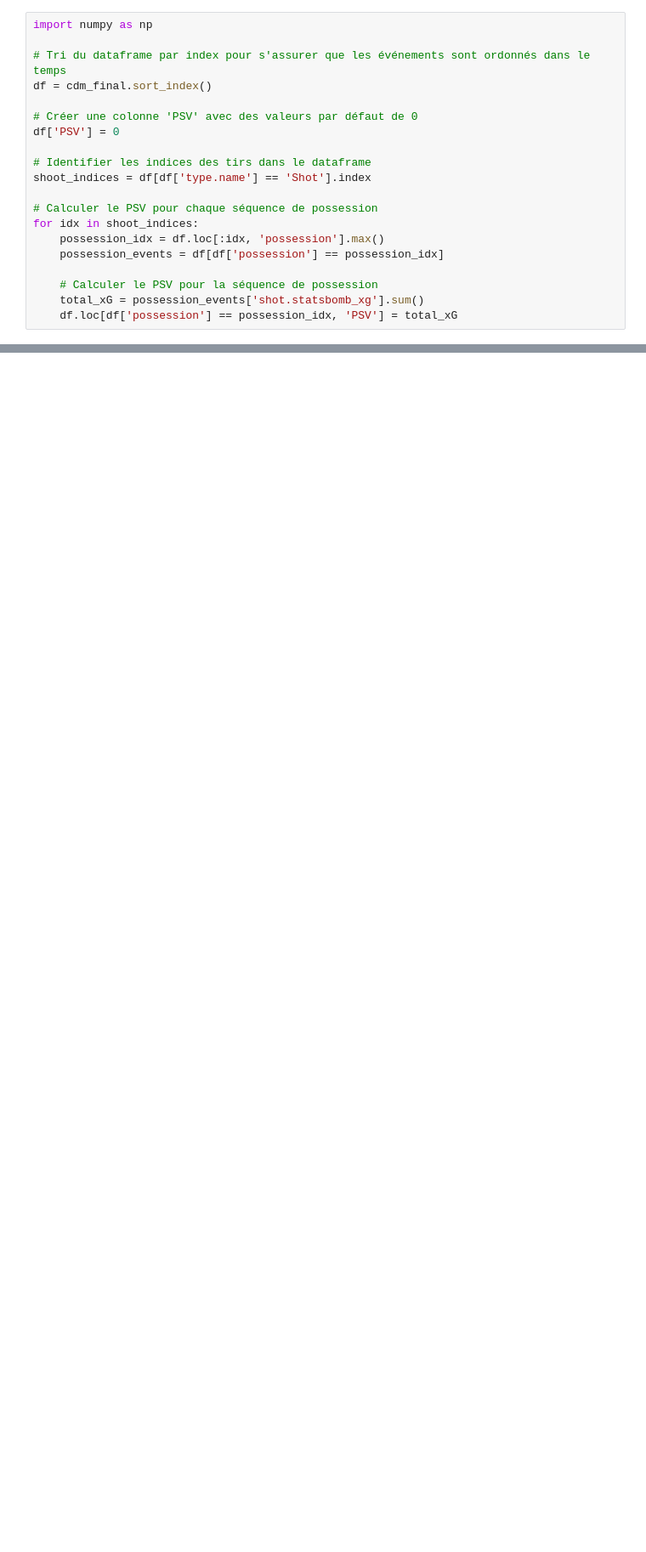
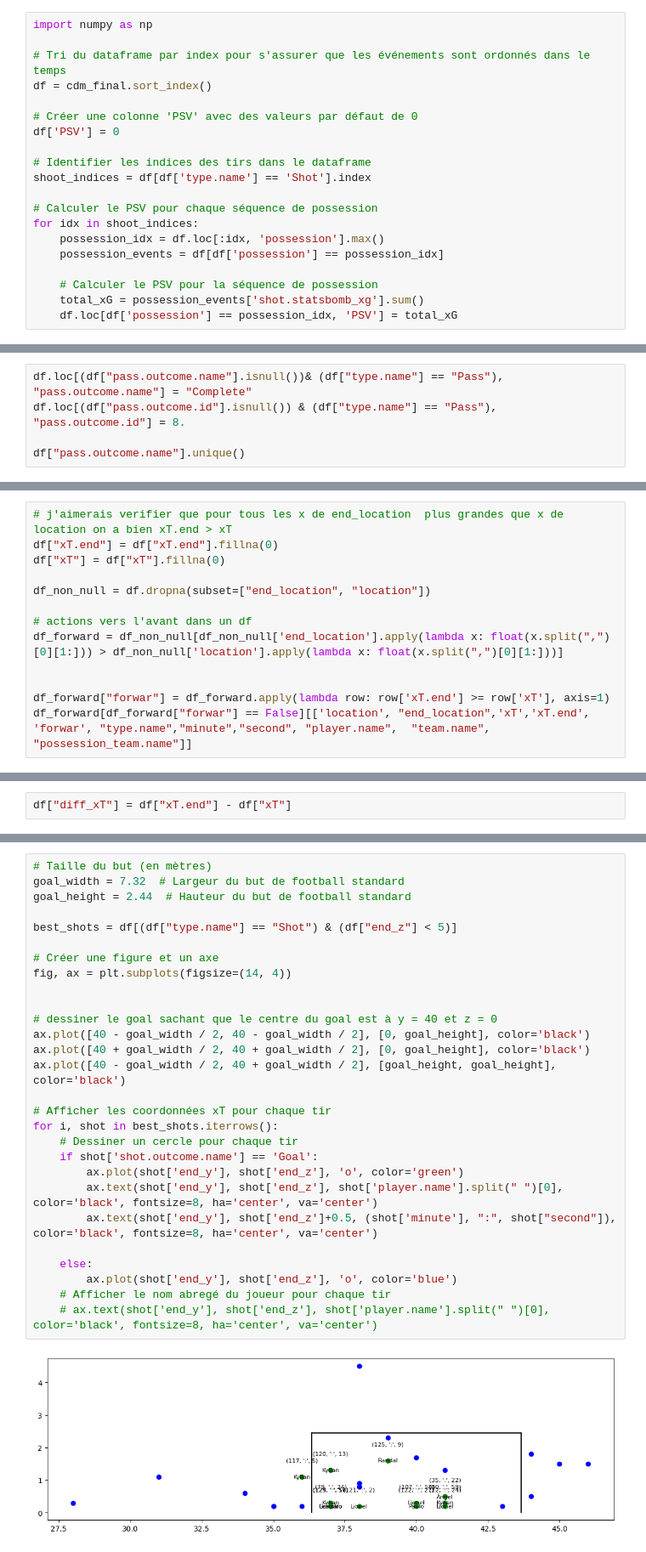
Before and after one commit to tomasnp/Datacamp, a Jupyter notebook: obv.ipynb, the cells around one changed output, grey strips where cells are left out. Shown at 85% size. Drawn from its saved outputs; the diff is of its cells as text; blank space fills up the shorter version.

Commit message:
intro xT and diff_xT

```diff
--- a/obv.ipynb
+++ b/obv.ipynb
@@ -87,0 +205,5 @@ df[["minute","possession", "player.name","change_of_possession", "type.name", "P
+# %%
+df.loc[(df["pass.outcome.name"].isnull())& (df["type.name"] == "Pass"), "pass.outcome.name"] = "Complete"
+df.loc[(df["pass.outcome.id"].isnull()) & (df["type.name"] == "Pass"), "pass.outcome.id"] = 8.
+
+df["pass.outcome.name"].unique()
@@ -87,0 +278,13 @@ df[["minute","possession", "player.name","change_of_possession", "type.name", "P
+# %%
+# j'aimerais verifier que pour tous les x de end_location  plus grandes que x de location on a bien xT.end > xT
+df["xT.end"] = df["xT.end"].fillna(0)
+df["xT"] = df["xT"].fillna(0)
+
+df_non_null = df.dropna(subset=["end_location", "location"])
+
+# actions vers l'avant dans un df
+df_forward = df_non_null[df_non_null['end_location'].apply(lambda x: float(x.split(",")[0][1:])) > df_non_null['location'].apply(lambda x: float(x.split(",")[0][1:]))]
+
+
+df_forward["forwar"] = df_forward.apply(lambda row: row['xT.end'] >= row['xT'], axis=1)
+df_forward[df_forward["forwar"] == False][['location', "end_location",'xT','xT.end', 'forwar', "type.name","minute","second", "player.name",  "team.name", "possession_team.name"]]
@@ -87,0 +316,2 @@ df[["minute","possession", "player.name","change_of_possession", "type.name", "P
+# %%
+df["diff_xT"] = df["xT.end"] - df["xT"]
@@ -87,0 +382,30 @@ df[["minute","possession", "player.name","change_of_possession", "type.name", "P
+# %%
+# Taille du but (en mètres)
+goal_width = 7.32  # Largeur du but de football standard
+goal_height = 2.44  # Hauteur du but de football standard
+
+best_shots = df[(df["type.name"] == "Shot") & (df["end_z"] < 5)]
+
+# Créer une figure et un axe
+fig, ax = plt.subplots(figsize=(14, 4))
+
+
+# dessiner le goal sachant que le centre du goal est à y = 40 et z = 0
+ax.plot([40 - goal_width / 2, 40 - goal_width / 2], [0, goal_height], color='black')
+ax.plot([40 + goal_width / 2, 40 + goal_width / 2], [0, goal_height], color='black')
+ax.plot([40 - goal_width / 2, 40 + goal_width / 2], [goal_height, goal_height], color='black')
+
+# Afficher les coordonnées xT pour chaque tir
+for i, shot in best_shots.iterrows():
+    # Dessiner un cercle pour chaque tir
+    if shot['shot.outcome.name'] == 'Goal':
+        ax.plot(shot['end_y'], shot['end_z'], 'o', color='green')
+        ax.text(shot['end_y'], shot['end_z'], shot['player.name'].split(" ")[0], color='black', fontsize=8, ha='center', va='center')
+        ax.text(shot['end_y'], shot['end_z']+0.5, (shot['minute'], ":", shot["second"]), color='black', fontsize=8, ha='center', va='center')
+
+    else:
+        ax.plot(shot['end_y'], shot['end_z'], 'o', color='blue')
+    # Afficher le nom abregé du joueur pour chaque tir
+    # ax.text(shot['end_y'], shot['end_z'], shot['player.name'].split(" ")[0], color='black', fontsize=8, ha='center', va='center')
+# %% [output]
+[figure, added]
```
Also changed, not shown: parts of 32 cells of this notebook, 2 other files.
